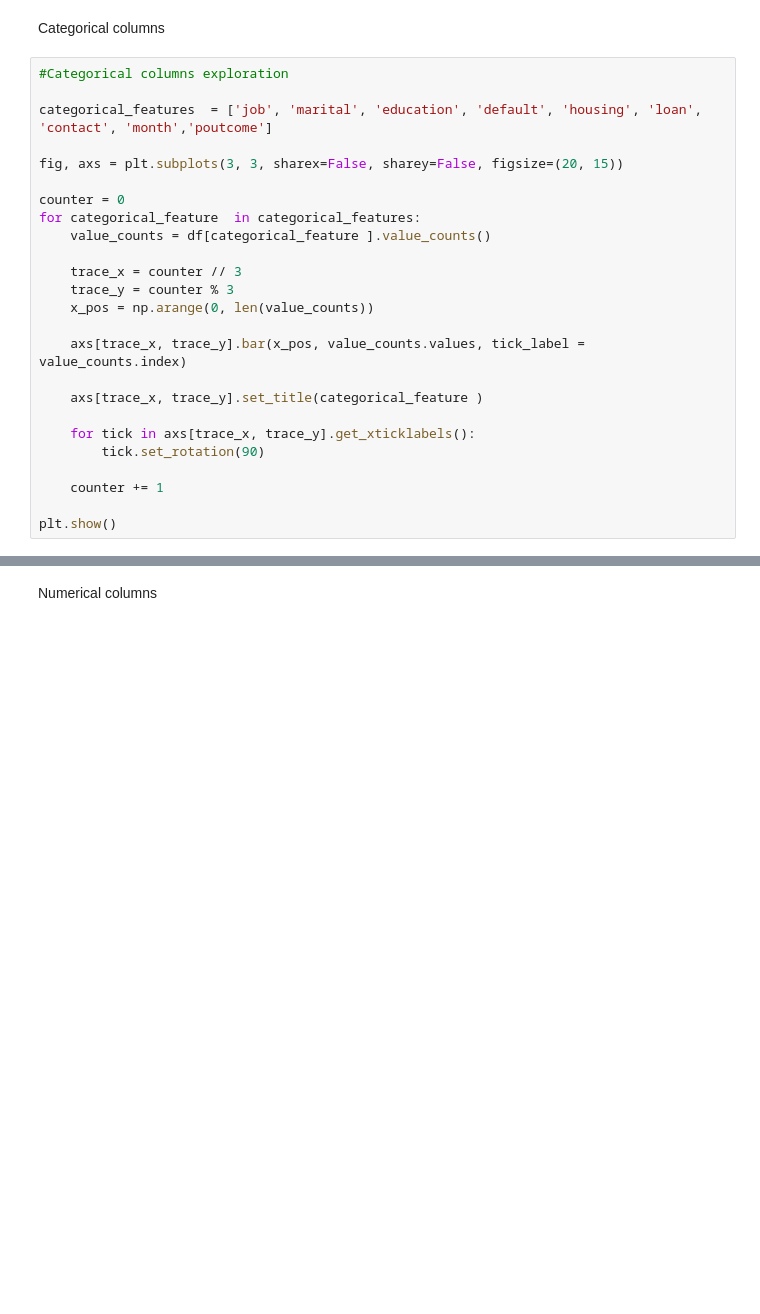
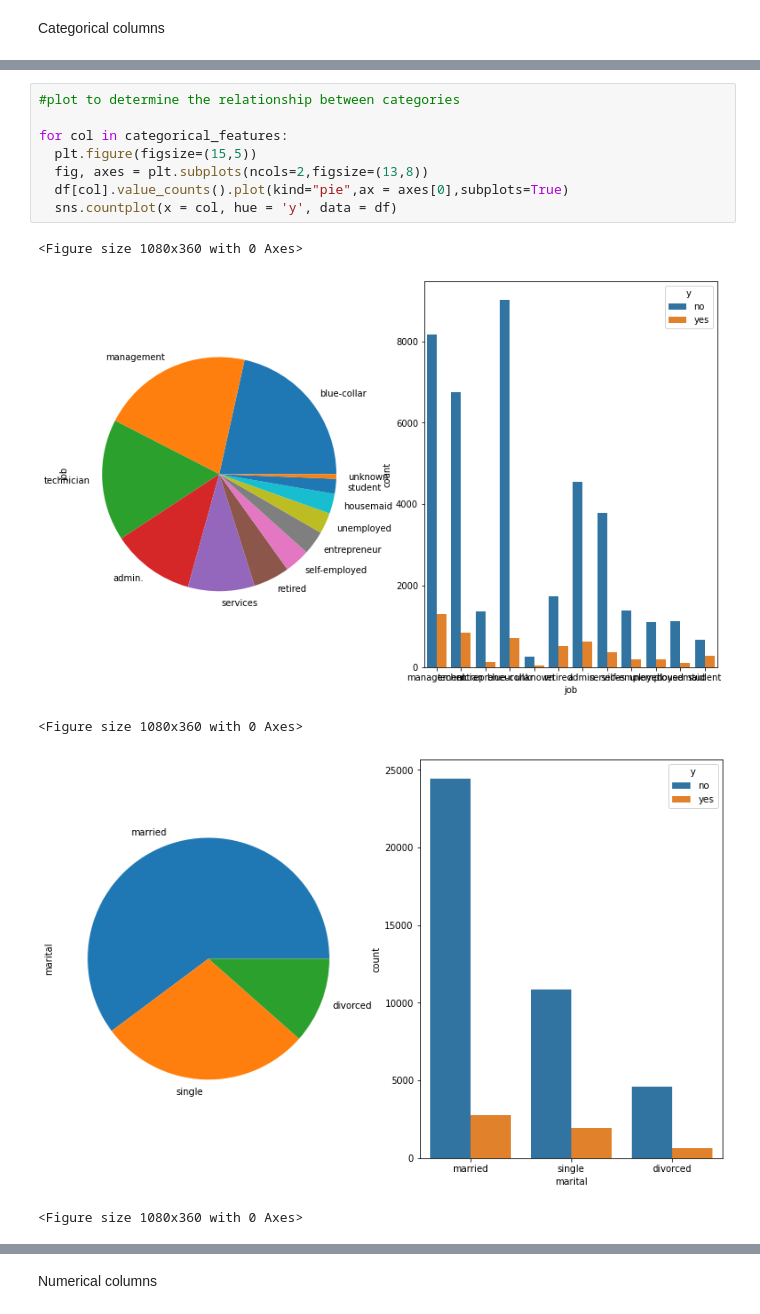
Before and after one commit to NaithaniAR/Bank-Marketing-Effectiveness-Prediction, a Jupyter notebook: Bank_Marketing_Effectiveness_Prediction_Capstone_Project.ipynb, the cells around one changed output, grey strips where cells are left out. Saved outputs shown, nothing was run; the diff lists cells and outputs as text; blank space fills up the shorter version.

```diff
--- a/Bank_Marketing_Effectiveness_Prediction_Capstone_Project.ipynb
+++ b/Bank_Marketing_Effectiveness_Prediction_Capstone_Project.ipynb
@@ -193,28 +196,3 @@ dtype: int64
 Data visualization is the graphical representation of information and data. By using visual elements like charts, graphs, and maps, data visualization tools provide an accessible way to see and understand trends, outliers, and patterns in data.
 # %% [markdown]
 Categorical columns
-# %%
-#Categorical columns exploration
-
-categorical_features  = ['job', 'marital', 'education', 'default', 'housing', 'loan', 'contact', 'month','poutcome']
-
-fig, axs = plt.subplots(3, 3, sharex=False, sharey=False, figsize=(20, 15))
-
-counter = 0
-for categorical_feature  in categorical_features:
-    value_counts = df[categorical_feature ].value_counts()
-
-    trace_x = counter // 3
-    trace_y = counter % 3
-    x_pos = np.arange(0, len(value_counts))
-
-    axs[trace_x, trace_y].bar(x_pos, value_counts.values, tick_label = value_counts.index)
-
-    axs[trace_x, trace_y].set_title(categorical_feature )
-
-    for tick in axs[trace_x, trace_y].get_xticklabels():
-        tick.set_rotation(90)
-
-    counter += 1
-
-plt.show()
@@ -222,0 +201,14 @@ plt.show()
+# %%
+#plot to determine the relationship between categories
+
+for col in categorical_features:
+  plt.figure(figsize=(15,5))
+  fig, axes = plt.subplots(ncols=2,figsize=(13,8))
+  df[col].value_counts().plot(kind="pie",ax = axes[0],subplots=True)
+  sns.countplot(x = col, hue = 'y', data = df)
+# %% [output]
+<Figure size 1080x360 with 0 Axes>
+[figure, added]
+<Figure size 1080x360 with 0 Axes>
+[figure, added]
+<Figure size 1080x360 with 0 Axes>
```
Also changed, not shown: parts of 168 cells of this notebook.
